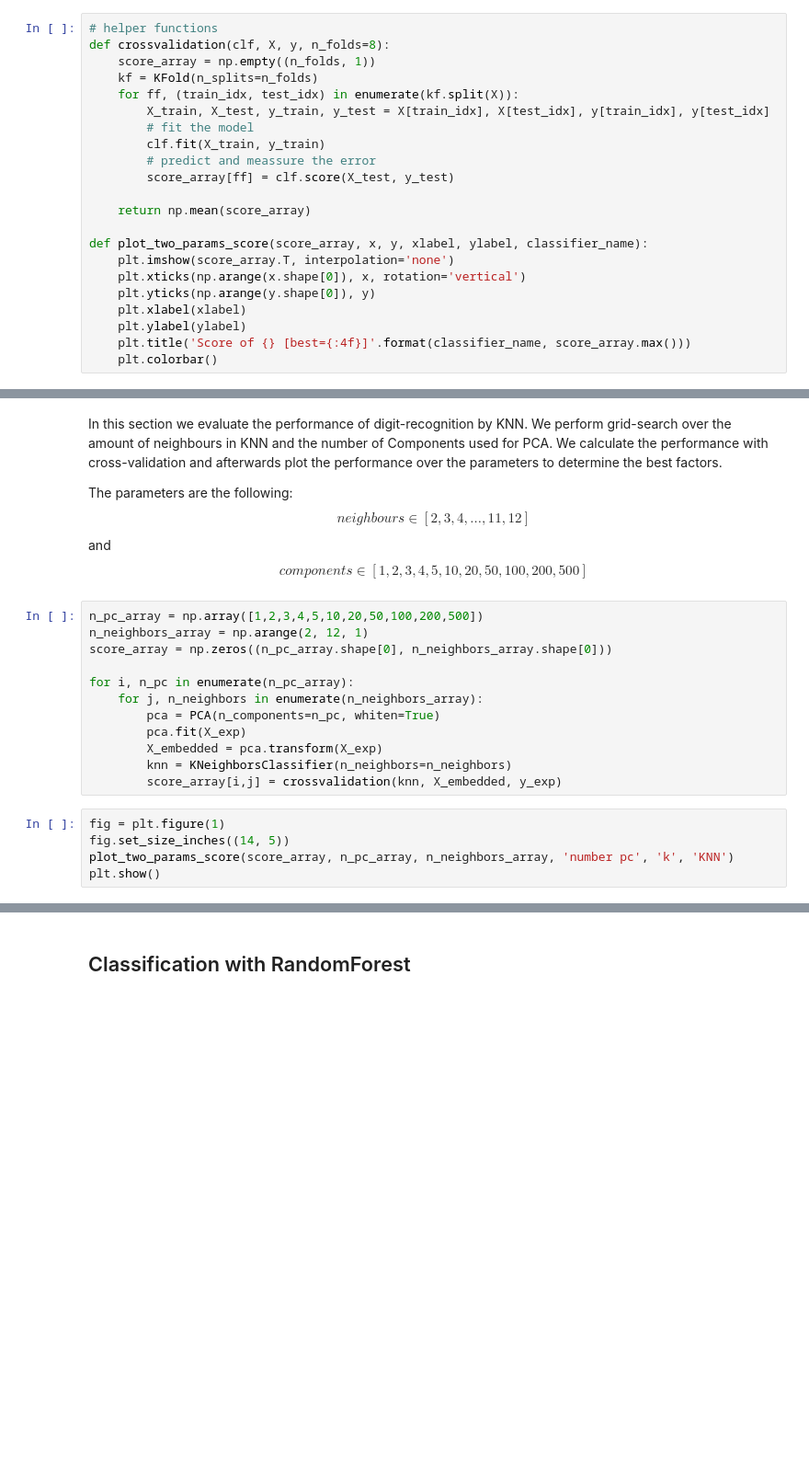
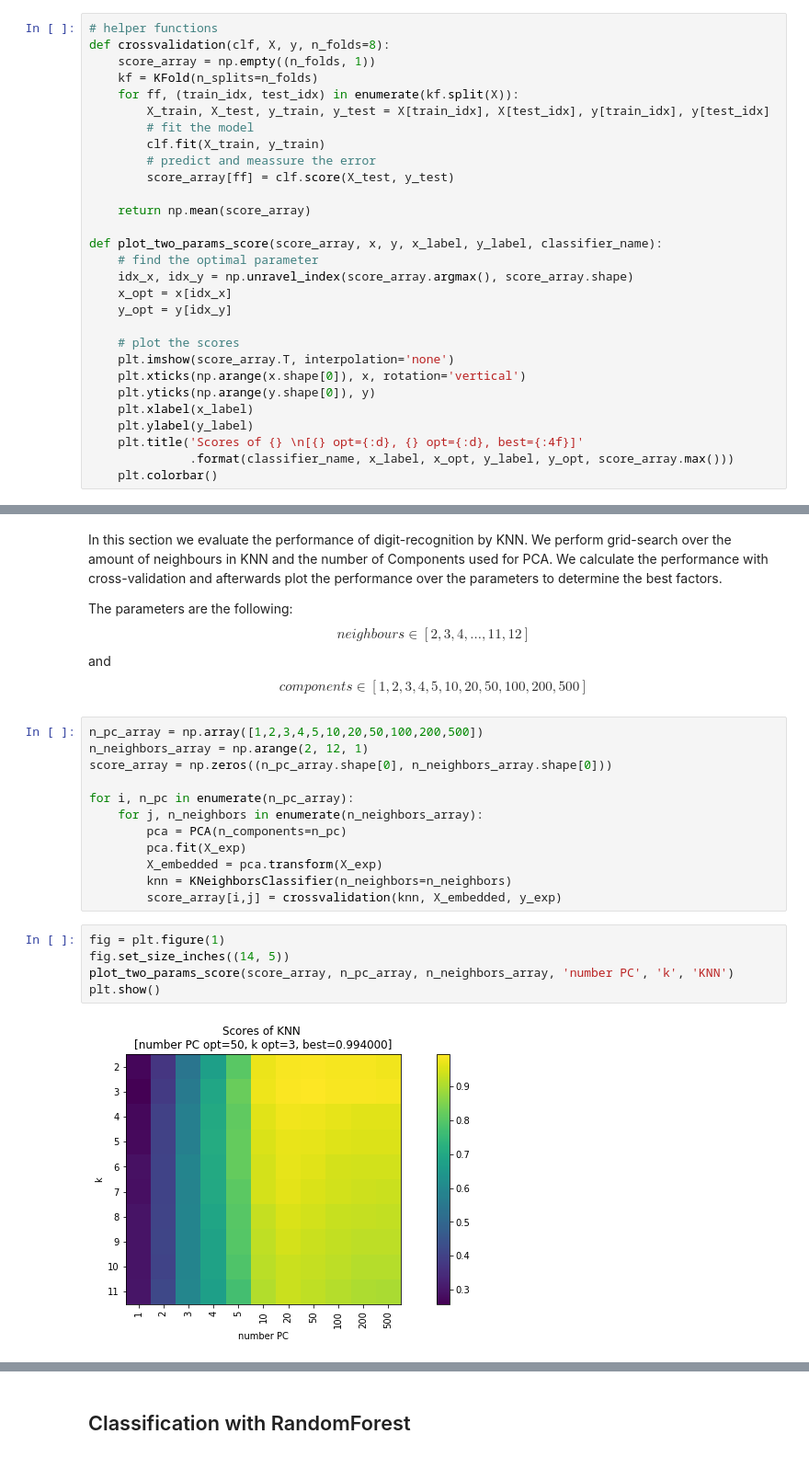
Before and after one commit to peedeeX21/grand-classification-challenge, a Jupyter notebook: source/sheet-gcc.ipynb, the cells around one changed output, grey strips where cells are left out. Shown: that part at 92% size. Saved outputs shown, nothing was run; the diff lists cells and outputs as text; blank space fills up the shorter version.

```diff
--- a/source/sheet-gcc.ipynb
+++ b/source/sheet-gcc.ipynb
@@ -248,13 +276,20 @@ def crossvalidation(clf, X, y, n_folds=8):
 
     return np.mean(score_array)
 
-def plot_two_params_score(score_array, x, y, xlabel, ylabel, classifier_name):
+def plot_two_params_score(score_array, x, y, x_label, y_label, classifier_name):
+    # find the optimal parameter
+    idx_x, idx_y = np.unravel_index(score_array.argmax(), score_array.shape)
+    x_opt = x[idx_x]
+    y_opt = y[idx_y]
+
+    # plot the scores
     plt.imshow(score_array.T, interpolation='none')
     plt.xticks(np.arange(x.shape[0]), x, rotation='vertical')
     plt.yticks(np.arange(y.shape[0]), y)
-    plt.xlabel(xlabel)
-    plt.ylabel(ylabel)
-    plt.title('Score of {} [best={:4f}]'.format(classifier_name, score_array.max()))
+    plt.xlabel(x_label)
+    plt.ylabel(y_label)
+    plt.title('Scores of {} \n[{} opt={:d}, {} opt={:d}, best={:4f}]'
+              .format(classifier_name, x_label, x_opt, y_label, y_opt, score_array.max()))
     plt.colorbar()
 # %% [markdown]
 ## Classification with KNN powerd by PCA
@@ -270,7 +305,7 @@ score_array = np.zeros((n_pc_array.shape[0], n_neighbors_array.shape[0]))
 
 for i, n_pc in enumerate(n_pc_array):
     for j, n_neighbors in enumerate(n_neighbors_array):
-        pca = PCA(n_components=n_pc, whiten=True)
+        pca = PCA(n_components=n_pc)
         pca.fit(X_exp)
         X_embedded = pca.transform(X_exp)
         knn = KNeighborsClassifier(n_neighbors=n_neighbors)
@@ -278,5 +313,7 @@ for i, n_pc in enumerate(n_pc_array):
 # %%
 fig = plt.figure(1)
 fig.set_size_inches((14, 5))
-plot_two_params_score(score_array, n_pc_array, n_neighbors_array, 'number pc', 'k', 'KNN')
+plot_two_params_score(score_array, n_pc_array, n_neighbors_array, 'number PC', 'k', 'KNN')
 plt.show()
+# %% [output]
+[figure, added]
```
Also changed, not shown: parts of 16 cells of this notebook, 1 other file.
